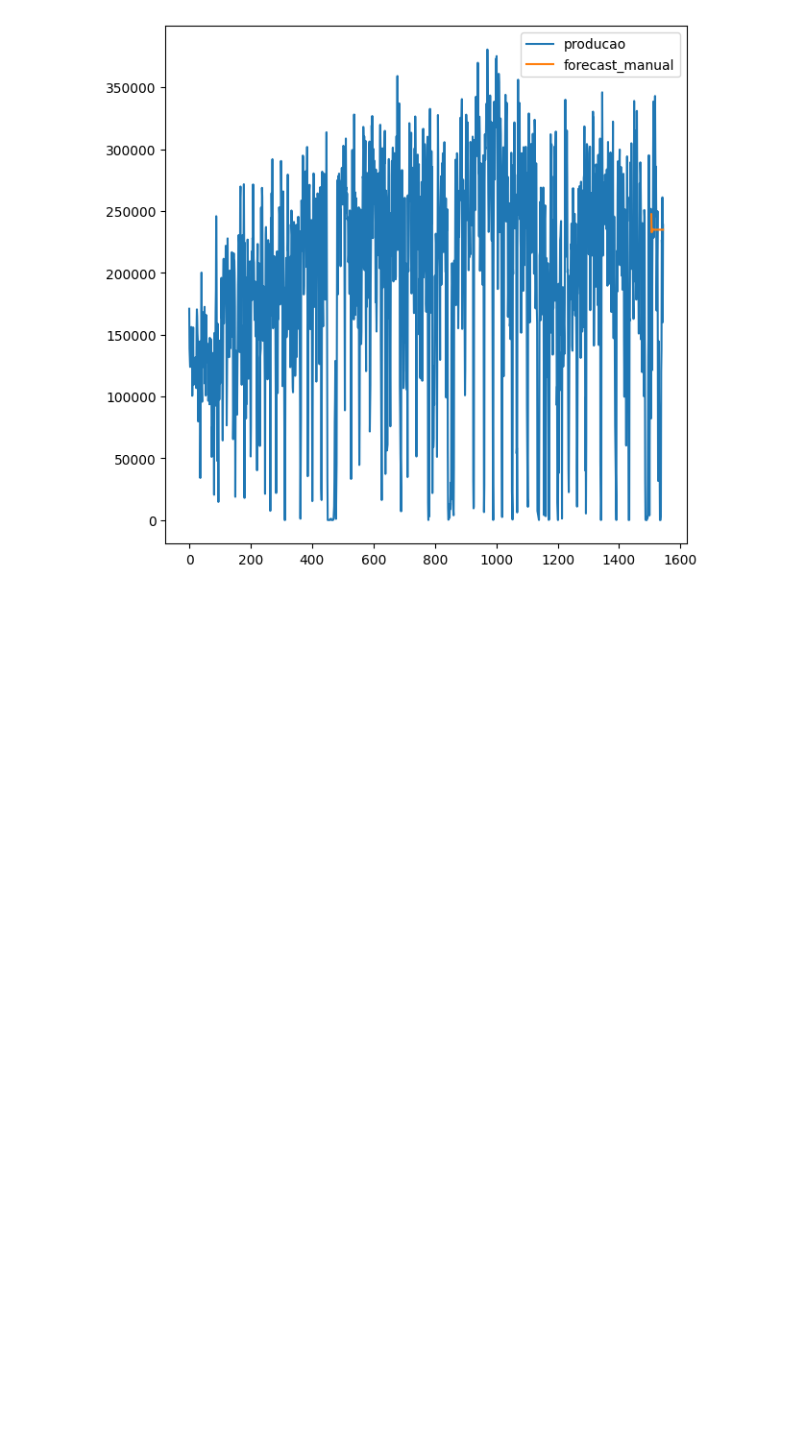
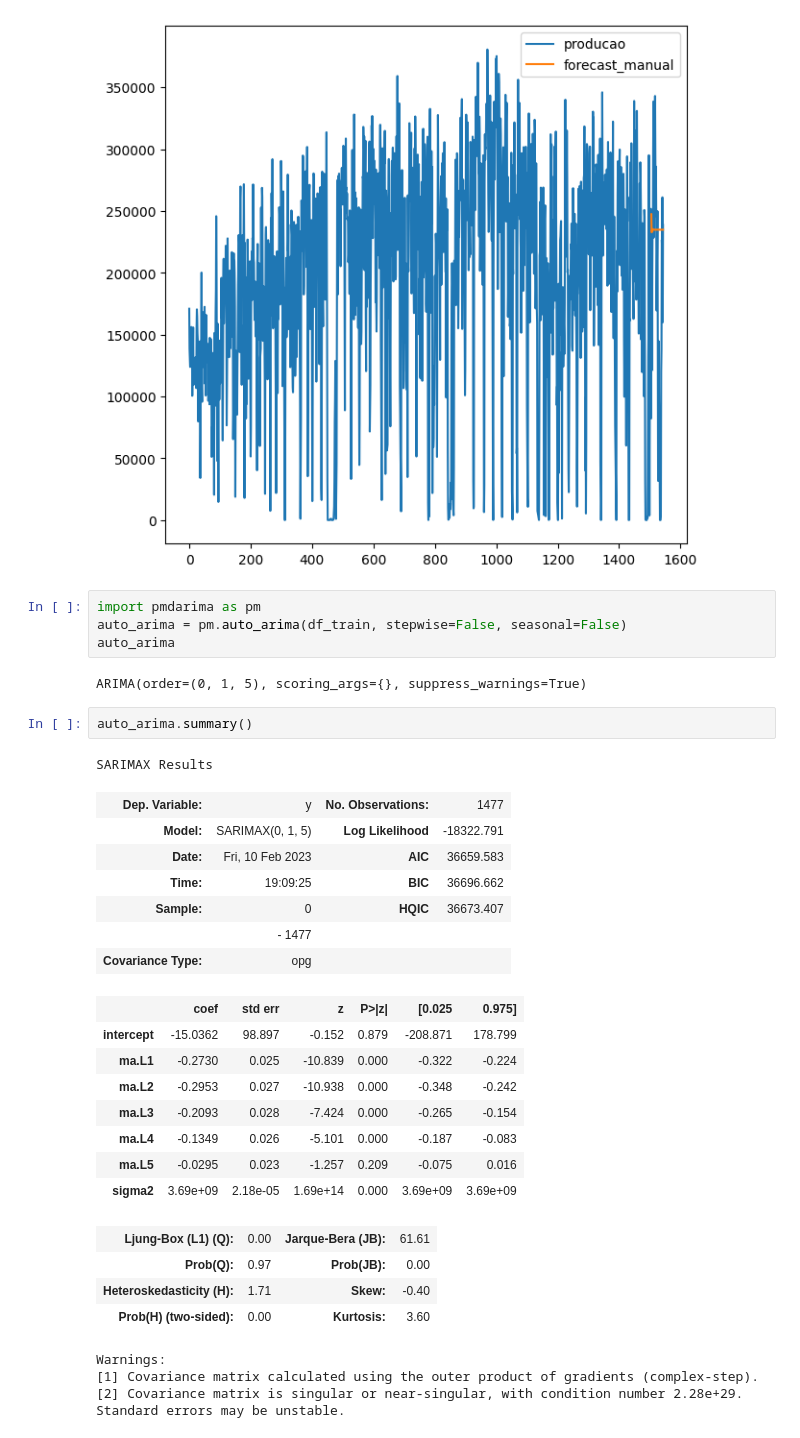
Before and after one commit to leonardovenan/oreForecast, a Jupyter notebook: dailyForecast.ipynb, the cells around one changed output. Cells and saved outputs as stored; diff of their text form; blank space fills up the shorter version.

Commit message:
Modelo ARIMA automático sugere um modelo (0, 1, 5)

```diff
--- a/dailyForecast.ipynb
+++ b/dailyForecast.ipynb
@@ -128,3 +128,35 @@ df.plot(figsize=(7,7))
 # %% [output]
 <AxesSubplot: >
 [figure]
+# %%
+import pmdarima as pm
+auto_arima = pm.auto_arima(df_train, stepwise=False, seasonal=False)
+auto_arima
+# %% [output]
+ARIMA(order=(0, 1, 5), scoring_args={}, suppress_warnings=True)
+# %%
+auto_arima.summary()
+# %% [output]
+SARIMAX Results
+| Dep. Variable: | y | No. Observations: | 1477 |
+| Model: | SARIMAX(0, 1, 5) | Log Likelihood | -18322.791 |
+| Date: | Fri, 10 Feb 2023 | AIC | 36659.583 |
+| Time: | 19:09:25 | BIC | 36696.662 |
+| Sample: | 0 | HQIC | 36673.407 |
+|  | - 1477 |  |  |
+| Covariance Type: | opg |  |  |
+|  | coef | std err | z | P>|z| | [0.025 | 0.975] |
+| intercept | -15.0362 | 98.897 | -0.152 | 0.879 | -208.871 | 178.799 |
+| ma.L1 | -0.2730 | 0.025 | -10.839 | 0.000 | -0.322 | -0.224 |
+| ma.L2 | -0.2953 | 0.027 | -10.938 | 0.000 | -0.348 | -0.242 |
+| ma.L3 | -0.2093 | 0.028 | -7.424 | 0.000 | -0.265 | -0.154 |
+| ma.L4 | -0.1349 | 0.026 | -5.101 | 0.000 | -0.187 | -0.083 |
+| ma.L5 | -0.0295 | 0.023 | -1.257 | 0.209 | -0.075 | 0.016 |
+| sigma2 | 3.69e+09 | 2.18e-05 | 1.69e+14 | 0.000 | 3.69e+09 | 3.69e+09 |
+| Ljung-Box (L1) (Q): | 0.00 | Jarque-Bera (JB): | 61.61 |
+| Prob(Q): | 0.97 | Prob(JB): | 0.00 |
+| Heteroskedasticity (H): | 1.71 | Skew: | -0.40 |
+| Prob(H) (two-sided): | 0.00 | Kurtosis: | 3.60 |
+Warnings:
+[1] Covariance matrix calculated using the outer product of gradients (complex-step).
+[2] Covariance matrix is singular or near-singular, with condition number 2.28e+29. Standard errors may be unstable.
```
Also changed, not shown: parts of 2 cells of this notebook.
